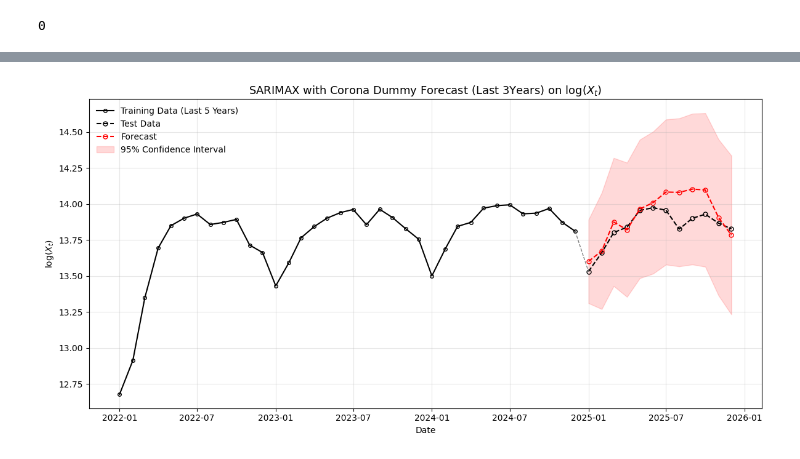
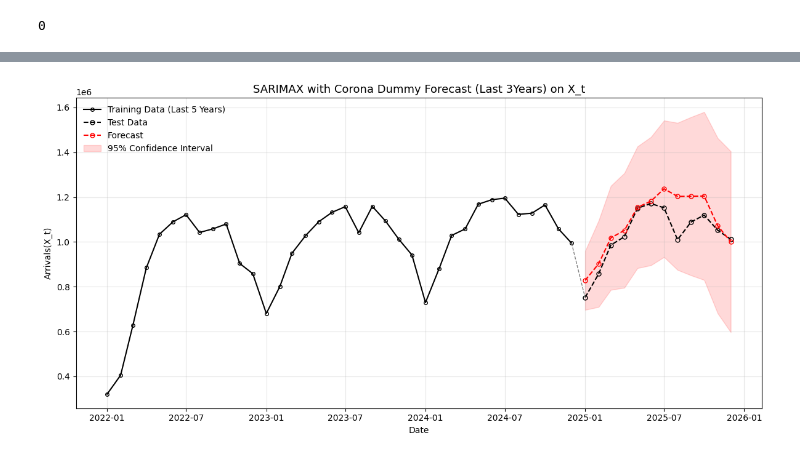
Before and after one commit to ChronoX-TimeSeries/BundesHost, a Jupyter notebook: notebooks/02_time_series_modeling.ipynb.ipynb, the cells around one changed output, grey strips where cells are left out. Drawn from its saved outputs; the diff is of its cells as text; code cells hidden in the pictures.

```diff
--- a/notebooks/02_time_series_modeling.ipynb.ipynb
+++ b/notebooks/02_time_series_modeling.ipynb.ipynb
@@ -239,10 +207,10 @@ The time series is stationary (fail to reject "H0: The time series is stationary
 # Split last 12 months as test set
 
 # Training set (log-level)
-u1_ts = np.log(x_ts.iloc[:-12])
+u1_ts = x_ts.iloc[:-12]
 
 # Test set (log-level)
-u2_ts = np.log(x_ts.iloc[-12:])
+u2_ts = x_ts.iloc[-12:]
 # %%
 # Plot ACF amd PACF for (1-B)U1_t
 
@@ -637,7 +510,7 @@ print(exog_train.sum())
 # %% [output]
 15
 # %%
-model_exog = sm.tsa.arima.ARIMA( u1_ts, order=(1,1,2), seasonal_order=(1,1,1,12), exog=exog_train).fit(method_kwargs={'maxiter': 500})
+model_exog = sm.tsa.arima.ARIMA( u1_ts, order=(2,1,2), seasonal_order=(1,1,1,12), exog=exog_train).fit(method_kwargs={'maxiter': 500})
 
 print(model_exog.summary())
 #method_kwargs={'maxiter': 500}
@@ -670,7 +543,7 @@ u1_ts_preds = model_exog.get_forecast( steps=k, exog=exog_test)
 conf_int = u1_ts_preds.conf_int()
 
 # Create a DataFrame
-forecast_df = pd.DataFrame({
+sarimax_df = pd.DataFrame({
     'predicted_mean': u1_ts_preds.predicted_mean,
     'lower_ci': conf_int.iloc[:, 0],
     'upper_ci': conf_int.iloc[:, 1]
@@ -755,41 +628,41 @@ plt.plot(
 
 # Forecast
 plt.plot(
-    forecast_df['predicted_mean'],
+    sarimax_df['predicted_mean'],
     color='red',
     linestyle='--',
     marker='o',
     markersize=5,
     markerfacecolor='none',
     label='Forecast'
 )
 
 # Confidence Interval
 plt.fill_between(
-    forecast_df.index,
-    forecast_df['lower_ci'],
-    forecast_df['upper_ci'],
+    sarimax_df.index,
+    sarimax_df['lower_ci'],
+    sarimax_df['upper_ci'],
     color='red',
     alpha=0.15,
     label='95% Confidence Interval'
 )
 
 # Connect last train to first test
 plt.plot(
     [u1_ts.index[-1], u2_ts.index[0]],
     [u1_ts.iloc[-1], u2_ts.iloc[0]],
     linestyle='--',
     color='gray',
     linewidth=1
 )
 
-plt.title('SARIMAX with Corona Dummy Forecast (Last 3Years) on $\\log(X_t)$', fontsize=13)
+plt.title('SARIMAX with Corona Dummy Forecast (Last 3Years) on X_t', fontsize=13)
 plt.xlabel('Date')
-plt.ylabel('$\\log(X_t)$')
+plt.ylabel('Arrivals(X_t)')
 
 plt.grid(alpha=0.3)
 plt.legend(frameon=False, loc='upper left')
 plt.tight_layout()
 plt.show()
 # %% [output]
-[figure, old version]
+[figure, new version]
```
Also changed, not shown: parts of 45 cells of this notebook, 2 other files.
